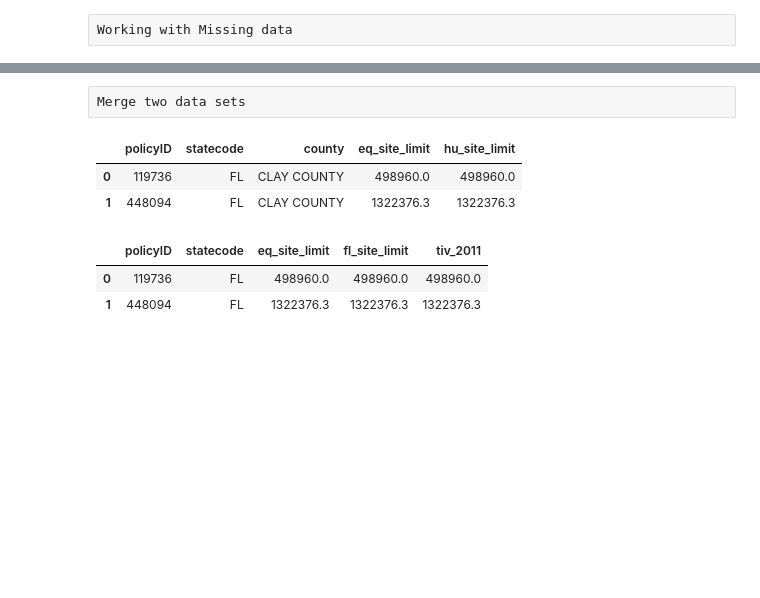
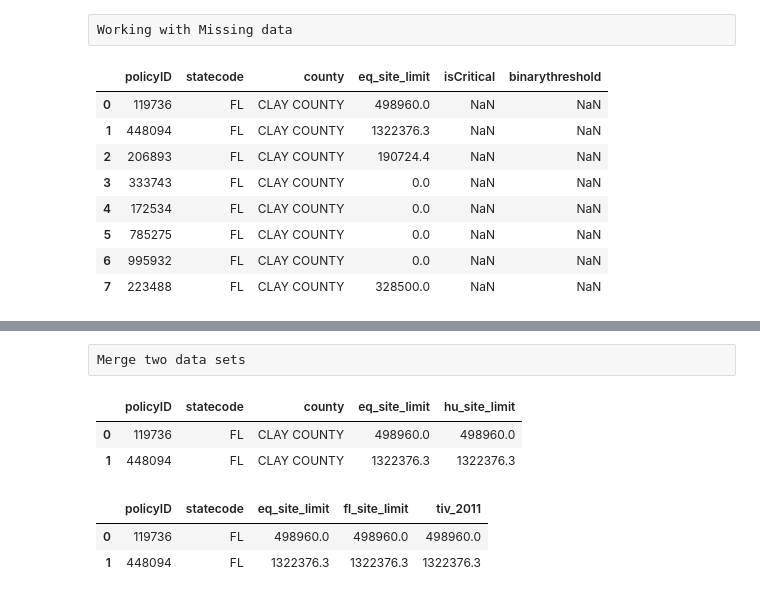
Before and after one commit to dnait/BigData, a Jupyter notebook: Datacleansing/datacleansing.ipynb, the cells around one changed output, grey strips where cells are left out. Saved outputs shown, nothing was run; the diff lists cells and outputs as text; code cells hidden in the pictures; blank space fills up the shorter version.

Commit message:
[usxxxxxx]Add missing data,i.e. NaN preprocess

```diff
--- a/Datacleansing/datacleansing.ipynb
+++ b/Datacleansing/datacleansing.ipynb
@@ -92,2 +93,18 @@ subset_bin
 # %% [raw]
 Working with Missing data
+# %%
+#Creating missing data by adding a new column with None
+subset_none = df.iloc[:8, :4]
+subset_none["isCritical"] = np.nan
+subset_none["binarythreshold"] = np.nan
+subset_none
+# %% [output]
+|  | policyID | statecode | county | eq_site_limit | isCritical | binarythreshold |
+| 0 | 119736 | FL | CLAY COUNTY | 498960.0 | NaN | NaN |
+| 1 | 448094 | FL | CLAY COUNTY | 1322376.3 | NaN | NaN |
+| 2 | 206893 | FL | CLAY COUNTY | 190724.4 | NaN | NaN |
+| 3 | 333743 | FL | CLAY COUNTY | 0.0 | NaN | NaN |
+| 4 | 172534 | FL | CLAY COUNTY | 0.0 | NaN | NaN |
+| 5 | 785275 | FL | CLAY COUNTY | 0.0 | NaN | NaN |
+| 6 | 995932 | FL | CLAY COUNTY | 0.0 | NaN | NaN |
+| 7 | 223488 | FL | CLAY COUNTY | 328500.0 | NaN | NaN |
```
Also changed, not shown: parts of 4 cells of this notebook.
